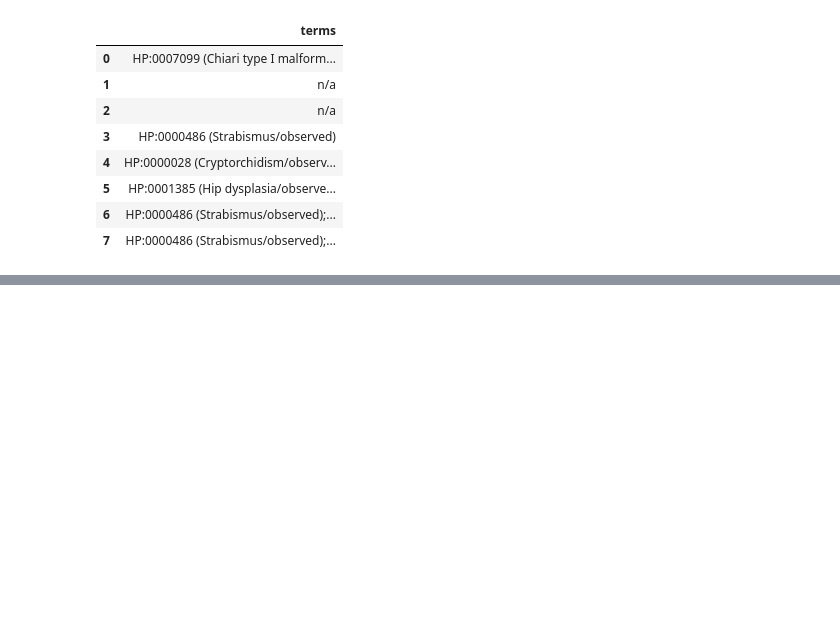
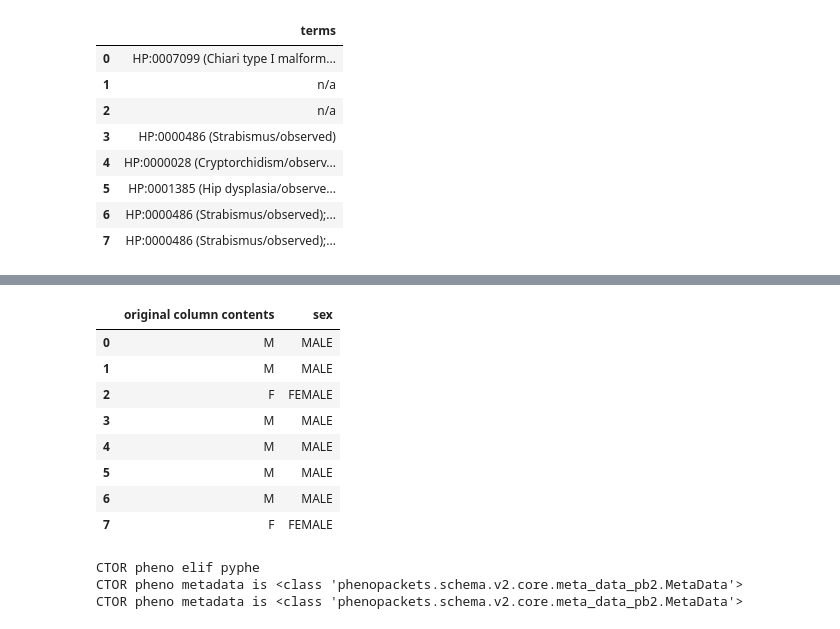
Before and after one commit to monarch-initiative/pyphetools, a Jupyter notebook: notebooks/PMID_31278393.ipynb, the cells around one changed output, grey strips where cells are left out. Drawn from its saved outputs; the diff is of its cells as text; code cells hidden in the pictures; blank space fills up the shorter version.

Commit message:
fixing metadata output

```diff
--- a/notebooks/PMID_31278393.ipynb
+++ b/notebooks/PMID_31278393.ipynb
@@ -183,0 +173,13 @@ otherMapper.preview_column(dft['Other clinical features'])
+# %%
+sexMapper = SexColumnMapper(male_symbol='M', female_symbol='F', column_name='Sex')
+sexMapper.preview_column(dft['Sex'])
+# %% [output]
+|  | original column contents | sex |
+| 0 | M | MALE |
+| 1 | M | MALE |
+| 2 | F | FEMALE |
+| 3 | M | MALE |
+| 4 | M | MALE |
+| 5 | M | MALE |
+| 6 | M | MALE |
+| 7 | F | FEMALE |
@@ -183,0 +194,12 @@ otherMapper.preview_column(dft['Other clinical features'])
+# %%
+pmid = "PMID:31278393"
+encoder = CohortEncoder(df=dft, hpo_cr=hpo_cr, column_mapper_d=column_mapper_d,
+                        individual_column_name="patient_id",
+                        agemapper=ageMapper, sexmapper=sexMapper,
+                        variant_mapper=varMapper,
+                        metadata=metadata,
+                        pmid=pmid)
+# %% [output]
+CTOR pheno elif pyphe
+CTOR pheno metadata is <class 'phenopackets.schema.v2.core.meta_data_pb2.MetaData'>
+CTOR pheno metadata is <class 'phenopackets.schema.v2.core.meta_data_pb2.MetaData'>
```
Also changed, not shown: parts of 11 cells of this notebook, 3 other files.
